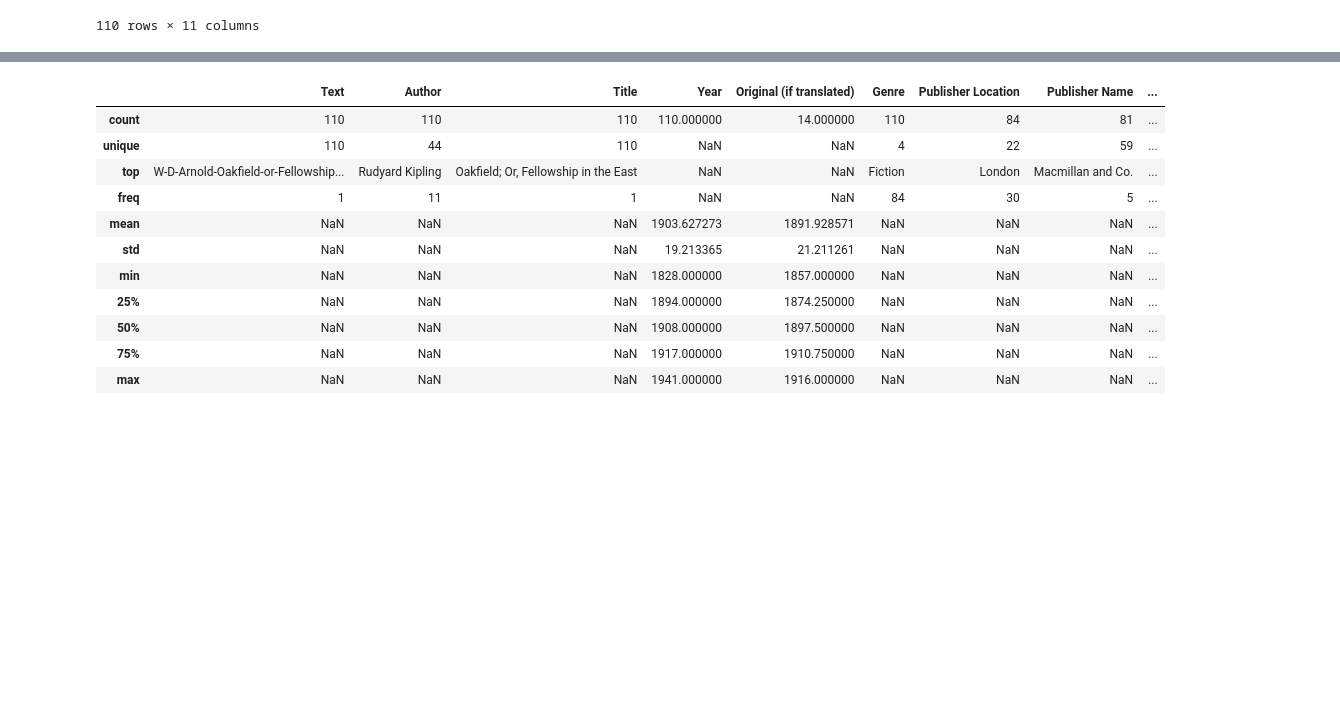
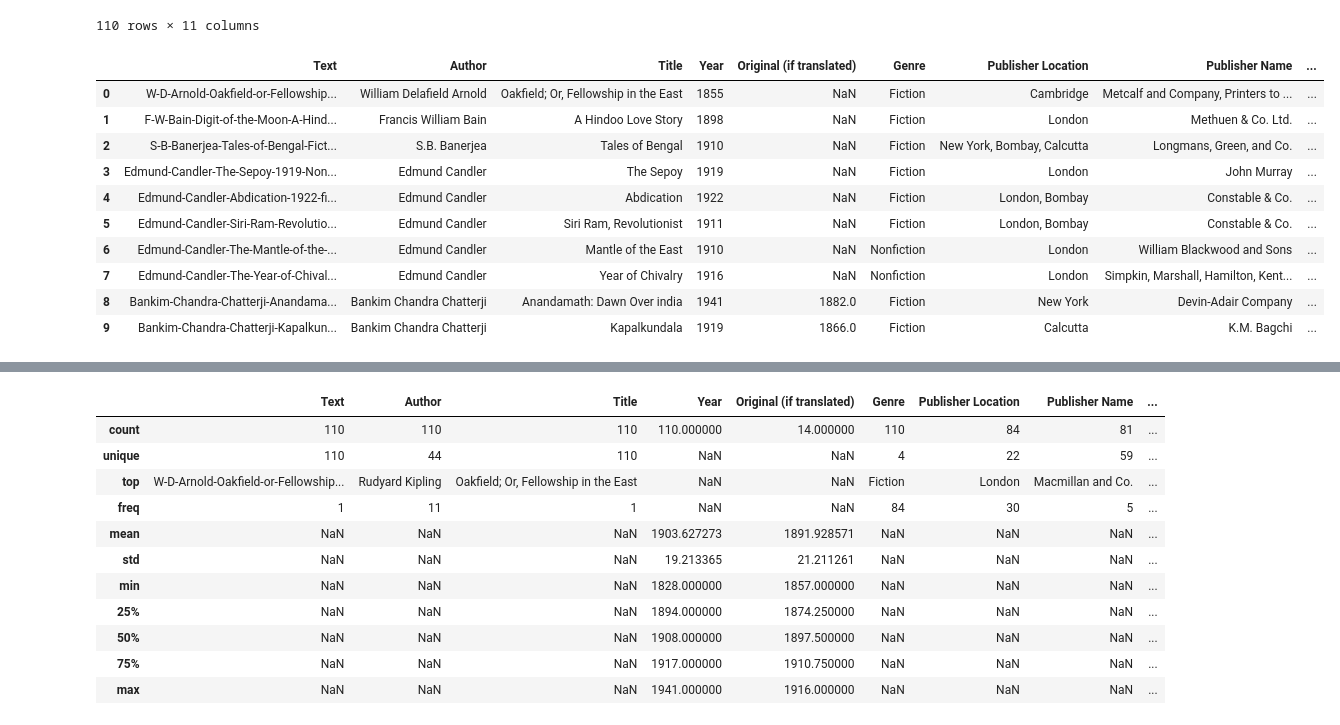
Before and after one commit to UofTCompDSci/eng286-2025, a Jupyter notebook: week09/lecture/W09_notes.ipynb, the cells around one changed output, grey strips where cells are left out. Saved outputs shown, nothing was run; the diff lists cells and outputs as text; code cells hidden in the pictures; blank space fills up the shorter version.

```diff
--- a/week09/lecture/W09_lecture.ipynb
+++ b/week09/lecture/W09_notes.ipynb
@@ -32,3 +31,17 @@ csal_meta_df
 | 108 | Flora-Annie-Steel-The-Flower-of-F... | Flora Annie Steel | The Flower of Forgiveness | 1894 | NaN | Fiction | London, New York | Macmillan and Co. | ... |
 | 109 | Arthur-Conan-Doyle-The-Sign-of-th... | Arthur Conan Doyle | The Sign of the Four | 1890 | NaN | Fiction | London, Philadelphia | Lippincott's Monthly Magazine | ... |
 110 rows × 11 columns
+# %%
+csal_meta_df.head(10)
+# %% [output]
+|  | Text | Author | Title | Year | Original (if translated) | Genre | Publisher Location | Publisher Name | ... |
+| 0 | W-D-Arnold-Oakfield-or-Fellowship... | William Delafield Arnold | Oakfield; Or, Fellowship in the East | 1855 | NaN | Fiction | Cambridge | Metcalf and Company, Printers to ... | ... |
+| 1 | F-W-Bain-Digit-of-the-Moon-A-Hind... | Francis William Bain | A Hindoo Love Story | 1898 | NaN | Fiction | London | Methuen & Co. Ltd. | ... |
+| 2 | S-B-Banerjea-Tales-of-Bengal-Fict... | S.B. Banerjea | Tales of Bengal | 1910 | NaN | Fiction | New York, Bombay, Calcutta | Longmans, Green, and Co. | ... |
+| 3 | Edmund-Candler-The-Sepoy-1919-Non... | Edmund Candler | The Sepoy | 1919 | NaN | Fiction | London | John Murray | ... |
+| 4 | Edmund-Candler-Abdication-1922-fi... | Edmund Candler | Abdication | 1922 | NaN | Fiction | London, Bombay | Constable & Co. | ... |
+| 5 | Edmund-Candler-Siri-Ram-Revolutio... | Edmund Candler | Siri Ram, Revolutionist | 1911 | NaN | Fiction | London, Bombay | Constable & Co. | ... |
+| 6 | Edmund-Candler-The-Mantle-of-the-... | Edmund Candler | Mantle of the East | 1910 | NaN | Nonfiction | London | William Blackwood and Sons | ... |
+| 7 | Edmund-Candler-The-Year-of-Chival... | Edmund Candler | Year of Chivalry | 1916 | NaN | Nonfiction | London | Simpkin, Marshall, Hamilton, Kent... | ... |
+| 8 | Bankim-Chandra-Chatterji-Anandama... | Bankim Chandra Chatterji | Anandamath: Dawn Over india | 1941 | 1882.0 | Fiction | New York | Devin-Adair Company | ... |
+| 9 | Bankim-Chandra-Chatterji-Kapalkun... | Bankim Chandra Chatterji | Kapalkundala | 1919 | 1866.0 | Fiction | Calcutta | K.M. Bagchi | ... |
```
Also changed, not shown: parts of 9 cells of this notebook.
